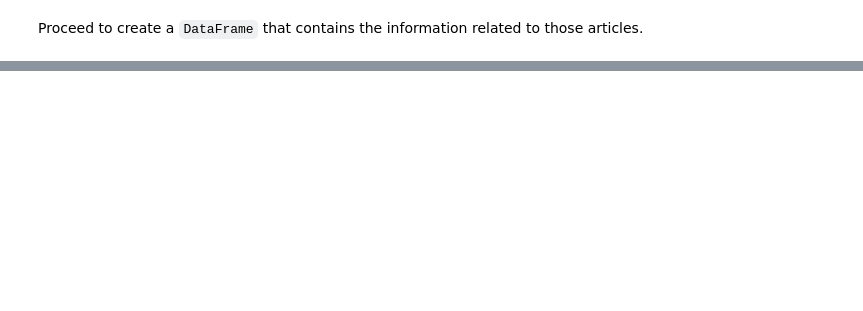
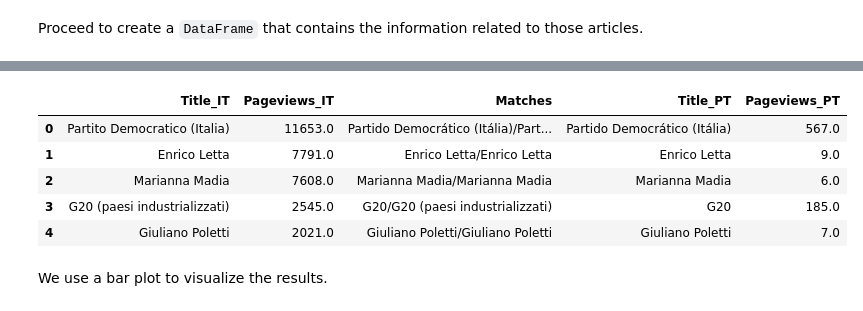
Before and after one commit to CriMenghini/Wikipedia, a Jupyter notebook: Mention/Mention_draft.ipynb, the cells around one changed output, grey strips where cells are left out. Drawn from its saved outputs; the diff is of its cells as text; code cells hidden in the pictures; blank space fills up the shorter version.

```diff
--- a/Mention/Mention_draft.ipynb
+++ b/Mention/Mention_draft.ipynb
@@ -265,0 +321,24 @@ Join the two `DataFrames`
+# %%
+# Define list of articles that have been visualized
+it_titles_with_pageviews = list(match_with_pageviews_it.Title)
+pt_titles_with_pageviews = list(match_with_pageviews_pt.Title)
+# %%
+# Re-define the two dictionaries according to this evidence
+dict_italian_pageviews = {k:v for k,v in dict_italian.items() if v in it_titles_with_pageviews}
+
+# PT
+dict_pt_pageviews = {v : k for k, v in dict_italian.items() if k in pt_titles_with_pageviews}
+# %%
+# Create df for IT mentions
+df_match_it_pageviews = ranked_df_ita.query('Title in @it_titles_with_pageviews').sort_values('Pageviews', ascending = False)
+
+# Create df for PT mentions
+df_match_pt_pageviews = ranked_df_port.query('Title in @pt_titles_with_pageviews').sort_values('Pageviews', ascending = False)
+# %%
+# Create new column
+new_column_it = ['/'.join([k]+[v]) for i in df_match_it_pageviews.Title for k,v in dict_italian_pageviews.items()  if i == v]
+new_column_pt = ['/'.join([v]+[k]) for i in df_match_pt_pageviews.Title for k,v in dict_pt_pageviews.items()  if i == v]
+
+# Add the new column to the two dataframes
+df_match_it_pageviews['Matches'] = new_column_it
+df_match_pt_pageviews['Matches'] = new_column_pt
@@ -265,0 +363,15 @@ Join the two `DataFrames`
+# %%
+# Join the two dfs on the correspondence tuples
+matches_pageviews = pd.merge(df_match_it_pageviews, df_match_pt_pageviews, how = 'right',on = 'Matches', suffixes = ('_IT','_PT'))
+matches_pageviews.fillna(0, inplace =True)
+# Show result
+matches_pageviews.head()
+# %% [output]
+|  | Title_IT | Pageviews_IT | Matches | Title_PT | Pageviews_PT |
+| 0 | Partito Democratico (Italia) | 11653.0 | Partido Democrático (Itália)/Part... | Partido Democrático (Itália) | 567.0 |
+| 1 | Enrico Letta | 7791.0 | Enrico Letta/Enrico Letta | Enrico Letta | 9.0 |
+| 2 | Marianna Madia | 7608.0 | Marianna Madia/Marianna Madia | Marianna Madia | 6.0 |
+| 3 | G20 (paesi industrializzati) | 2545.0 | G20/G20 (paesi industrializzati) | G20 | 185.0 |
+| 4 | Giuliano Poletti | 2021.0 | Giuliano Poletti/Giuliano Poletti | Giuliano Poletti | 7.0 |
+# %% [markdown]
+We use a bar plot to visualize the results.
```
Also changed, not shown: parts of 31 cells of this notebook, 2 other files.
